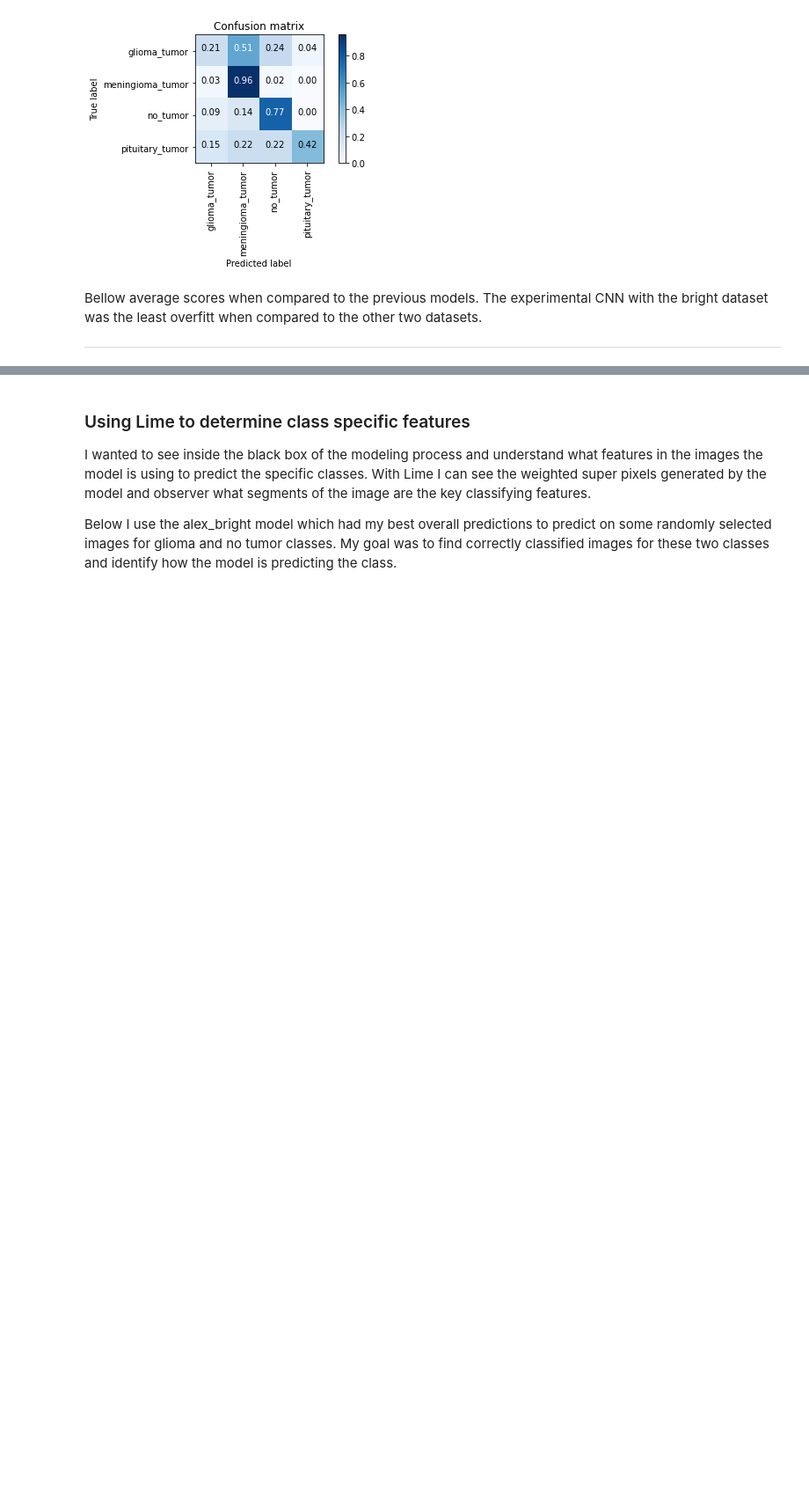
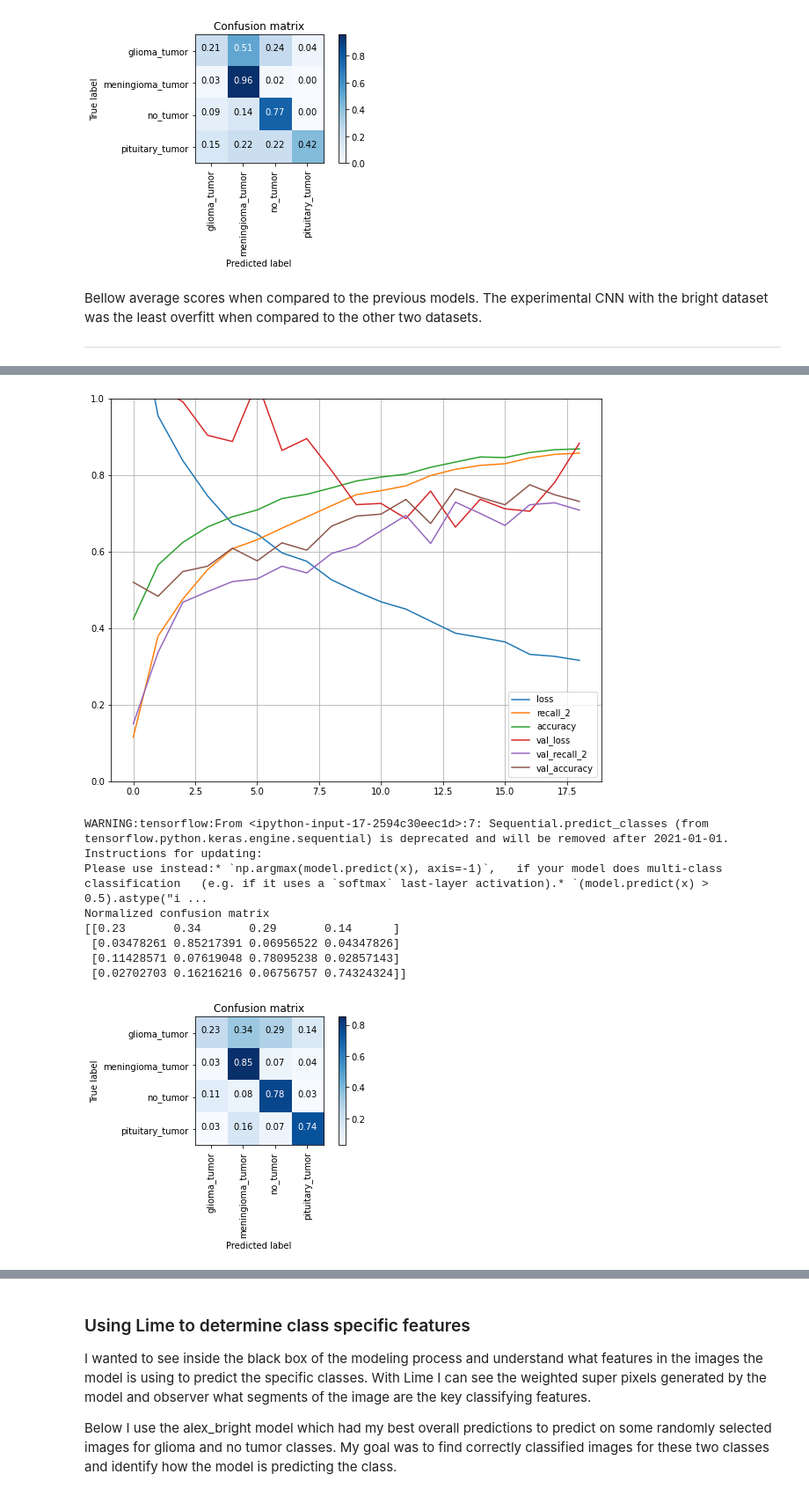
Before and after one commit to Jacobheyman702/Brain_tumor_classifer, a Jupyter notebook: MRI_Image_CNN's.ipynb, the cells around one changed output, grey strips where cells are left out. Shown at 88% size. Cells and saved outputs as stored; diff of their text form; code cells hidden in the pictures; blank space fills up the shorter version.

```diff
--- a/MRI_Image_CNN's.ipynb
+++ b/MRI_Image_CNN's.ipynb
@@ -1586,0 +1587,22 @@ Epoch 4/40
+# %%
+history_baseline_df = pd.DataFrame(history_flight.history)
+history_baseline_df.plot(figsize=(10,8))
+plt.grid(True)
+plt.gca().set_ylim(0,1)
+plt.show()
+
+y_pred = model_flight.predict_classes(test_images)
+
+confusion = confusion_matrix(test_labels.argmax(axis=1),y_pred)
+plot_confusion_matrix(confusion,data_test.class_indices, normalize=True)
+# %% [output]
+[figure, added]
+WARNING:tensorflow:From <ipython-input-17-2594c30eec1d>:7: Sequential.predict_classes (from tensorflow.python.keras.engine.sequential) is deprecated and will be removed after 2021-01-01.
+Instructions for updating:
+Please use instead:* `np.argmax(model.predict(x), axis=-1)`,   if your model does multi-class classification   (e.g. if it uses a `softmax` last-layer activation).* `(model.predict(x) > 0.5).astype("i ...
+Normalized confusion matrix
+[[0.23       0.34       0.29       0.14      ]
+ [0.03478261 0.85217391 0.06956522 0.04347826]
+ [0.11428571 0.07619048 0.78095238 0.02857143]
+ [0.02702703 0.16216216 0.06756757 0.74324324]]
+[figure, added]
```
Also changed, not shown: parts of 3 cells of this notebook.
